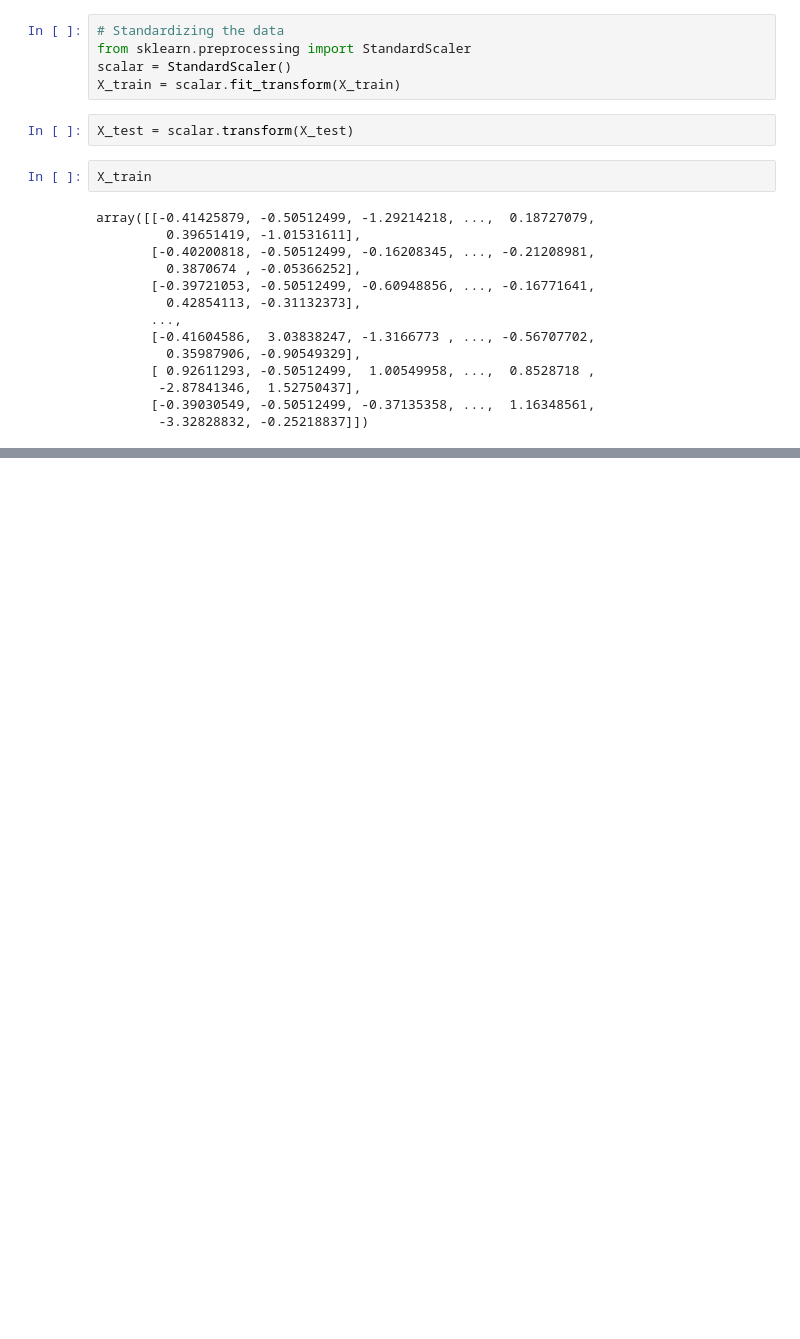
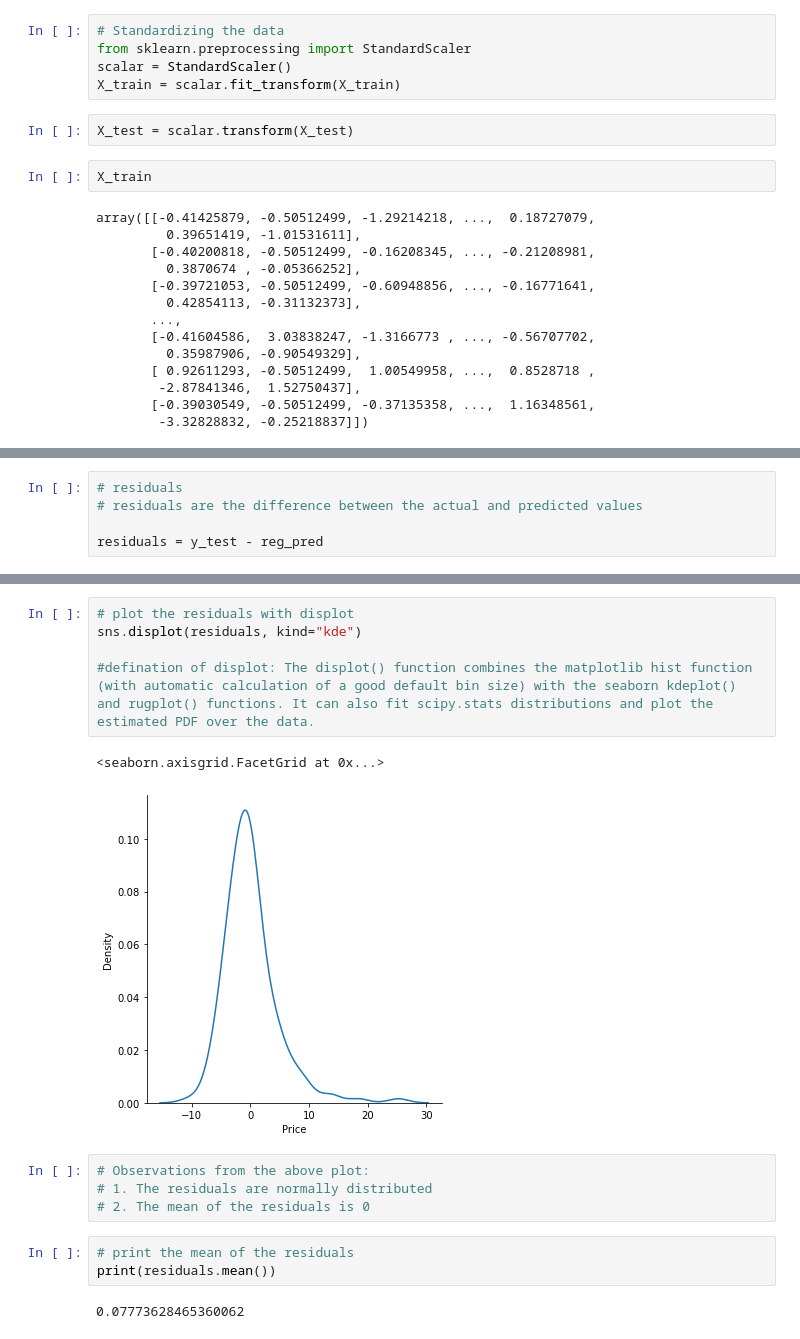
Before and after one commit to charanhu/ML_End2End_Implementaion_Deployment, a Jupyter notebook: Linear_regression_ML_implementation.ipynb, the cells around one changed output, grey strips where cells are left out. Saved outputs shown, nothing was run; the diff lists cells and outputs as text; blank space fills up the shorter version.

```diff
--- a/Linear_regression_ML_implementation.ipynb
+++ b/Linear_regression_ML_implementation.ipynb
@@ -357,0 +412,5 @@ array([[-0.41425879, -0.50512499, -1.29214218, ...,  0.18727079,
+# %%
+# residuals
+# residuals are the difference between the actual and predicted values
+
+residuals = y_test - reg_pred
@@ -357,0 +432,17 @@ array([[-0.41425879, -0.50512499, -1.29214218, ...,  0.18727079,
+# %%
+# plot the residuals with displot
+sns.displot(residuals, kind="kde")
+
+#defination of displot: The displot() function combines the matplotlib hist function (with automatic calculation of a good default bin size) with the seaborn kdeplot() and rugplot() functions. It can also fit scipy.stats distributions and plot the estimated PDF over the data.
+# %% [output]
+<seaborn.axisgrid.FacetGrid at 0x...>
+[figure, added]
+# %%
+# Observations from the above plot:
+# 1. The residuals are normally distributed
+# 2. The mean of the residuals is 0
+# %%
+# print the mean of the residuals
+print(residuals.mean())
+# %% [output]
+0.07773628465360062
```
Also changed, not shown: parts of 32 cells of this notebook, 1 other file.
